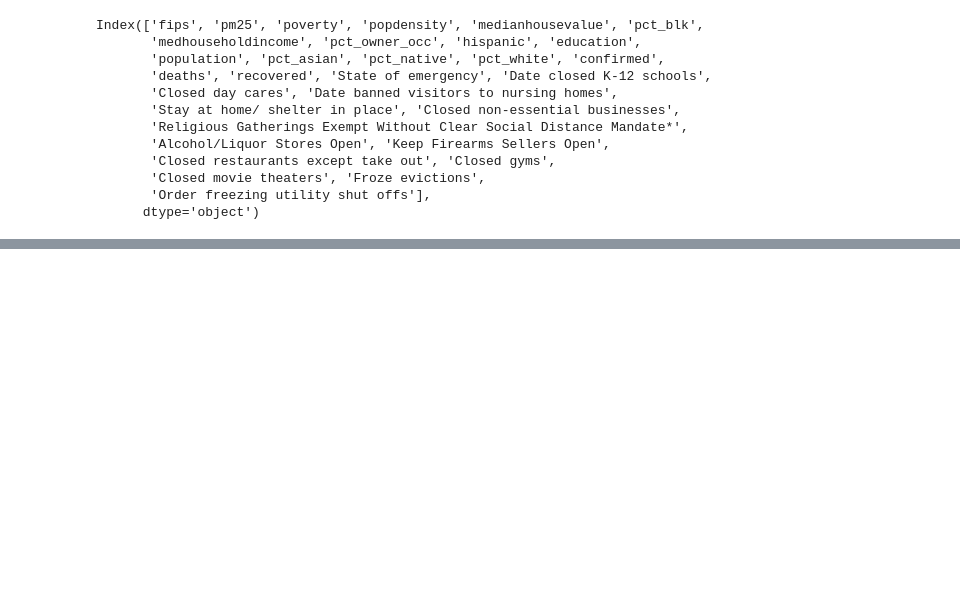
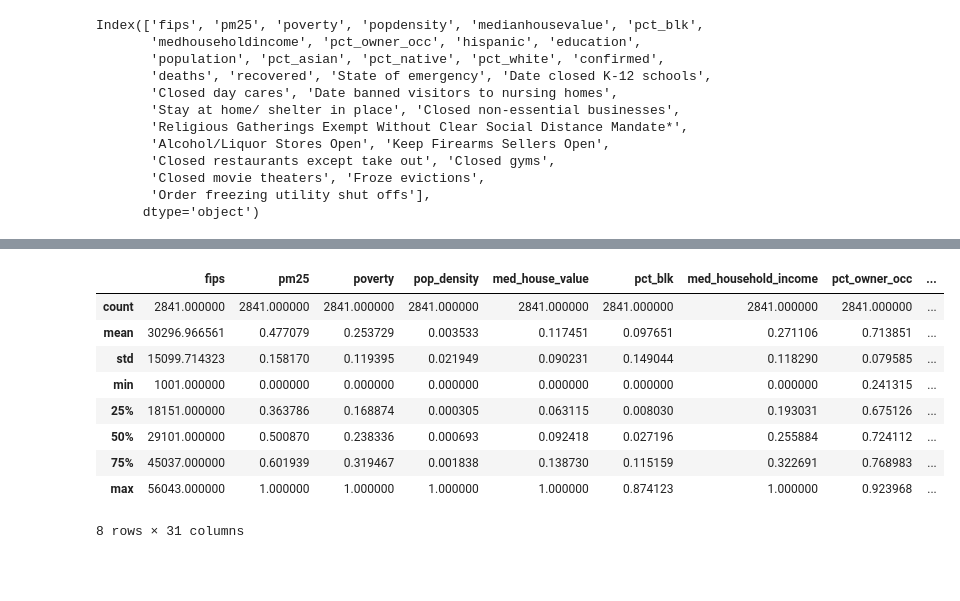
Before and after one commit to jluby/cs109_airpred, a Jupyter notebook: main.ipynb, the cells around one changed output, grey strips where cells are left out. Cells and saved outputs as stored; diff of their text form; code cells hidden in the pictures; blank space fills up the shorter version.

```diff
--- a/main.ipynb
+++ b/main.ipynb
@@ -458,0 +451,13 @@ len(main_df.columns)
+# %%
+main_df.describe()
+# %% [output]
+|  | fips | pm25 | poverty | pop_density | med_house_value | pct_blk | med_household_income | pct_owner_occ | ... |
+| count | 2841.000000 | 2841.000000 | 2841.000000 | 2841.000000 | 2841.000000 | 2841.000000 | 2841.000000 | 2841.000000 | ... |
+| mean | 30296.966561 | 0.477079 | 0.253729 | 0.003533 | 0.117451 | 0.097651 | 0.271106 | 0.713851 | ... |
+| std | 15099.714323 | 0.158170 | 0.119395 | 0.021949 | 0.090231 | 0.149044 | 0.118290 | 0.079585 | ... |
+| min | 1001.000000 | 0.000000 | 0.000000 | 0.000000 | 0.000000 | 0.000000 | 0.000000 | 0.241315 | ... |
+| 25% | 18151.000000 | 0.363786 | 0.168874 | 0.000305 | 0.063115 | 0.008030 | 0.193031 | 0.675126 | ... |
+| 50% | 29101.000000 | 0.500870 | 0.238336 | 0.000693 | 0.092418 | 0.027196 | 0.255884 | 0.724112 | ... |
+| 75% | 45037.000000 | 0.601939 | 0.319467 | 0.001838 | 0.138730 | 0.115159 | 0.322691 | 0.768983 | ... |
+| max | 56043.000000 | 1.000000 | 1.000000 | 1.000000 | 1.000000 | 0.874123 | 1.000000 | 0.923968 | ... |
+8 rows × 31 columns
```
Also changed, not shown: parts of 4 cells of this notebook.
